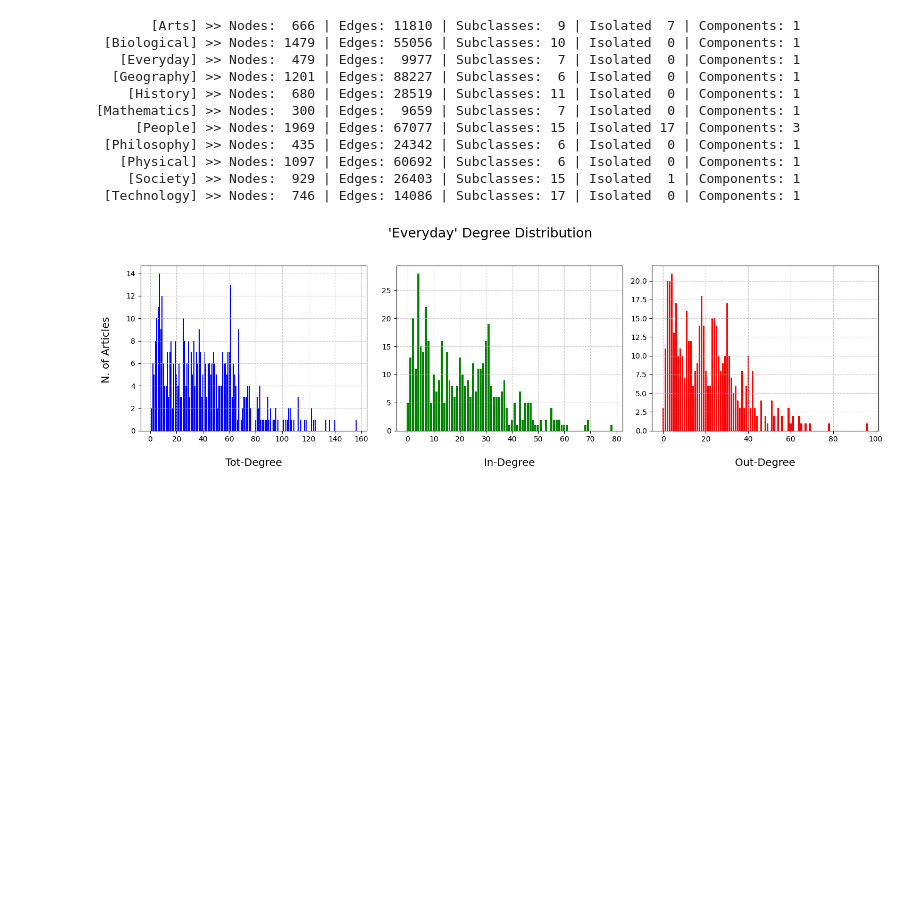
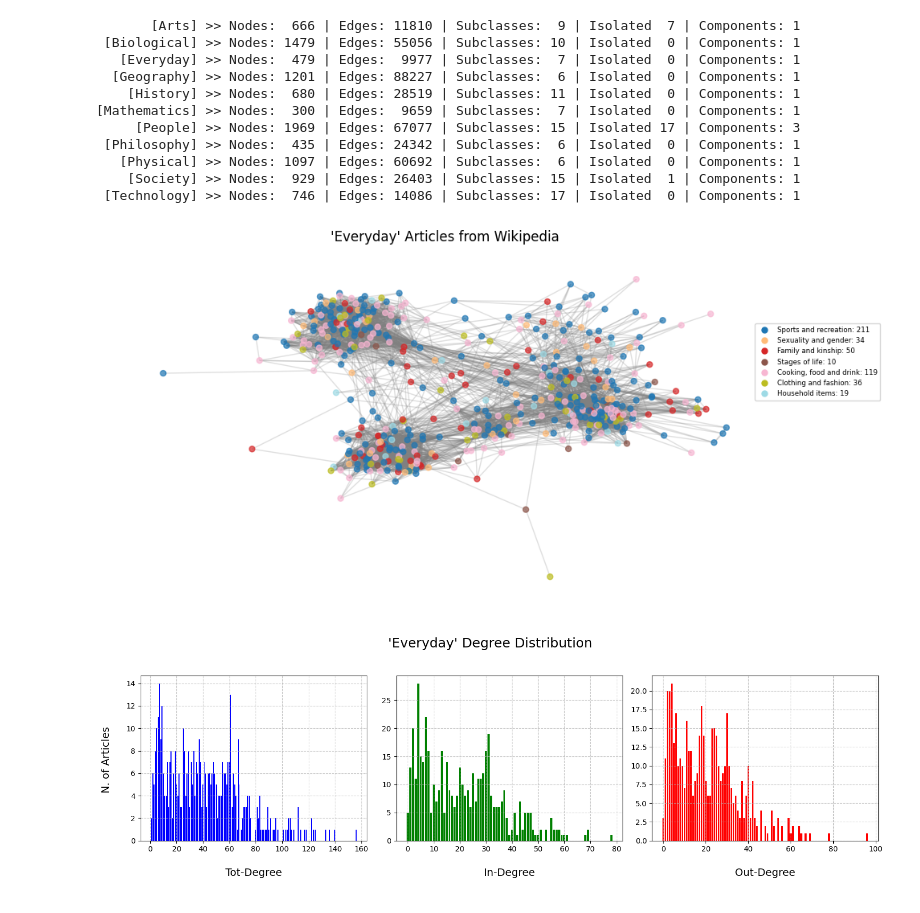
Before and after one commit to LM1997610/Social_Networks, a Jupyter notebook: Project/Main.ipynb, the cells around one changed output. Saved outputs shown, nothing was run; the diff lists cells and outputs as text; code cells hidden in the pictures; blank space fills up the shorter version.

```diff
--- a/Project/Main.ipynb
+++ b/Project/Main.ipynb
@@ -444,13 +445,13 @@ from vis_2 import show_subnet
 # %%
 label_id = {name: i for i, name in enumerate(wikivitals.names_labels)}
 # %%
-data = {}
+graph_handler = {}
 
 for topic_key in tqdm(label_id):
 
   builder = SubgraphBuilder(G, topic_key, label_id, wikivitals.labels, wikivitals.labels_hierarchy,
                                                     wikivitals.names_labels_hierarchy)
-  data[builder.topic_name] = builder
+  graph_handler[builder.topic_name] = builder
 
   show_subnet(builder, show=False)
   print('{:>13} >> Nodes: {:>4} | Edges: {:>5} | Subclasses: {:>2} | Isolated {:>2} | Components: {}'.format(*builder.info))
@@ -469,7 +470,7 @@ for topic_key in tqdm(label_id):
 # %%
 community_label = "Everyday"
 
-this_machine = data[community_label]
-
-# show_subnet(this_machine, show=True)
+show_subnet(graph_handler[community_label], show=True)
+# %% [output]
+[figure, added]
 # %%
```
Also changed, not shown: parts of 8 cells of this notebook.
